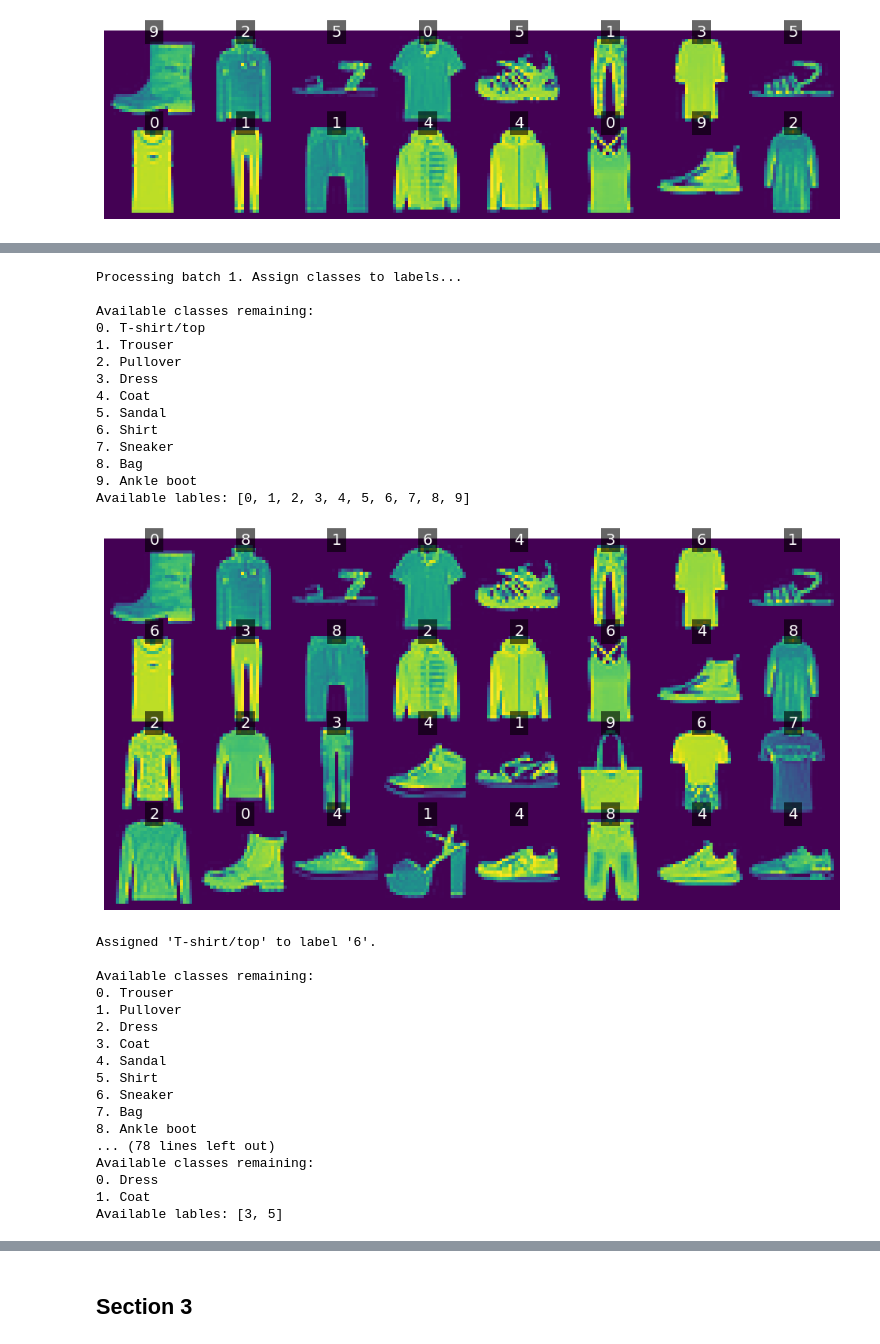
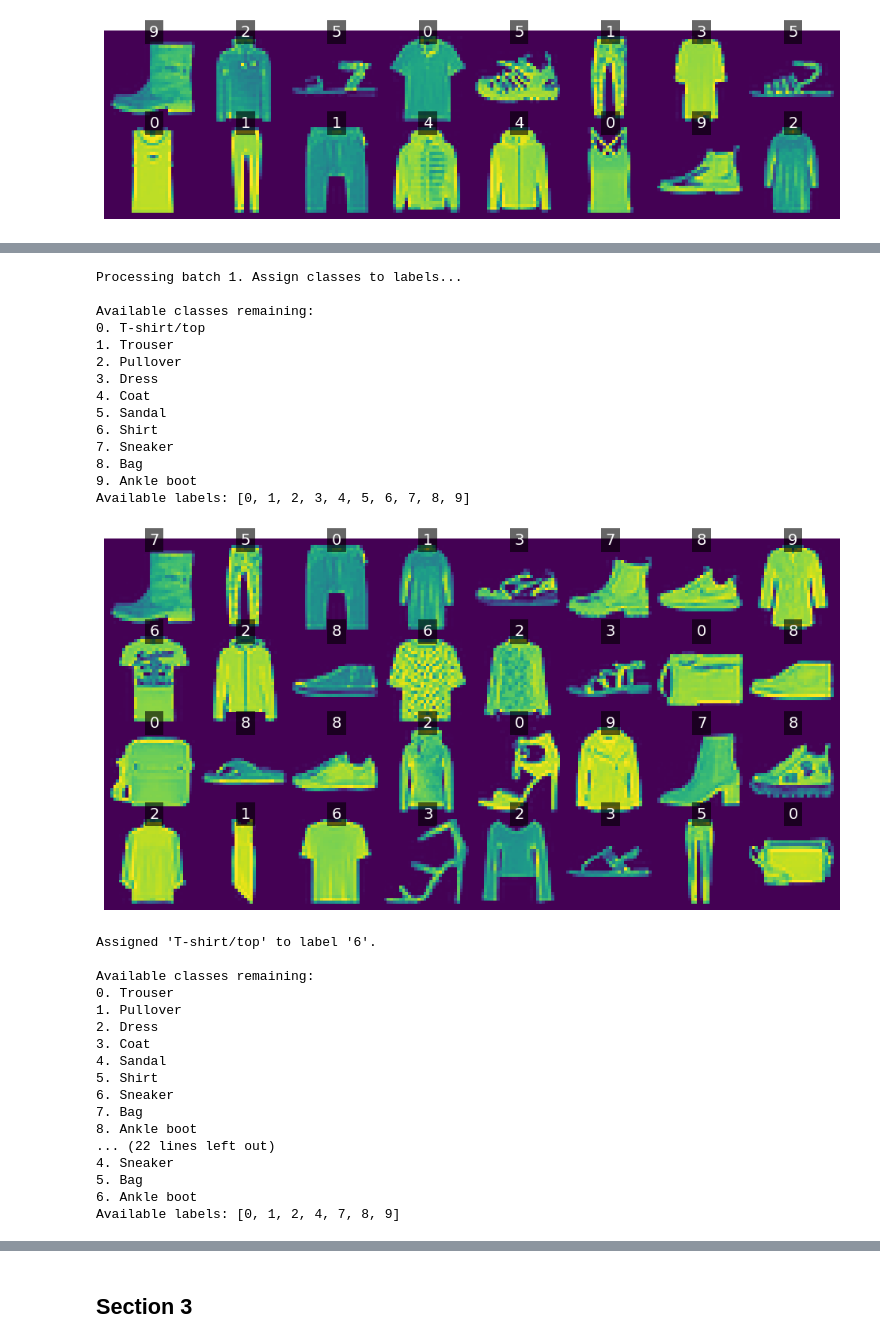
Before and after one commit to luispky/AdvancedDeepLearning-UniTS, a Jupyter notebook: challenges/01/AdvML_Challenge_2023_1.ipynb, the cells around one changed output, grey strips where cells are left out. Cells and saved outputs as stored; diff of their text form; code cells hidden in the pictures.

```diff
--- a/challenges/01/AdvML_Challenge_2023_1.ipynb
+++ b/challenges/01/AdvML_Challenge_2023_1.ipynb
@@ -785,6 +793,20 @@ import pickle
 # Load clustering results
 with open('results/clustering_results.pkl', 'rb') as file:
     clustering_results = pickle.load(file)
+
+def imbalance_ratio(labels):
+    labels_count = np.bincount(labels)
+
+    def distance_to_uniform(proportions):
+        n = len(proportions)
+        uniform = [1/n] * n
+        return np.sqrt(np.sum((np.array(proportions) - uniform)**2))
+
+    proportions = labels_count / np.sum(labels_count)
+
+    dominant_label = np.argmax(labels_count)
+
+    return distance_to_uniform(proportions)
 
 # Prepare the data for the DataFrame
 data = []
@@ -796,12 +818,14 @@ for method, results in clustering_results.items():
             "Adjusted Rand Index": metrics[0],
             "Silhouette Score": metrics[1],
             "Silhouette Score (Ground Truth)": metrics[2],
-            "Clustering Quality": metrics[0] + metrics[1] # + np.abs(metrics[2])
+            "Clustering Quality": metrics[0] + metrics[1],
+            "Imbalance ratio": imbalance_ratio(metrics[3])
         })
 
 # Create a DataFrame and sort by "Clustering Quality"
 df = pd.DataFrame(data)
 df = df.sort_values(by="Clustering Quality", ascending=False)
+
 
 # Print the sorted DataFrame
 print(df)
@@ -891,3 +915,12 @@ labels = normalized_train_dataset.targets[:16]
 imshow_with_labels(images, labels, cmap="viridis")
 # %% [output]
 [figure]
+# %%
+# Given that the Gaussian Kernel PCA with gamma=0.1 is hihly imbalanced and
+# we need to use kernel PCA fot the clustering task I will use the next better method
+# which is the Agglomerative Clustering with the Gaussian Kernel PCA with gamma=0.001
+
+cluster_labels = clustering_results['Agglomerative Clustering']['Gaussian_PCA_gamma-0.001'][3]
+skip_samples_cluster = SKIP_SAMPLES
+
+imshow_with_labels(normalized_train_dataset.data[:32], cluster_labels[:32], cmap="viridis")
@@ -899,9 +934,9 @@ def manual_labelling(dataset, cluster_labels, skip_samples_cluster=1, class_name
 
     # Subsample the dataset
     dataset = dataset[::skip_samples_cluster]
-    cluster_labels = np.array(cluster_labels)
     unique_labels = np.unique(cluster_labels)
-    available_labels = list(unique_labels)
+    available_labels = [int(label) for label in unique_labels]
+
 
     # Prepare the TensorDataset and DataLoader
     tensor_dataset = TensorDataset(dataset.float(), torch.tensor(cluster_labels))
@@ -916,7 +951,7 @@ def manual_labelling(dataset, cluster_labels, skip_samples_cluster=1, class_name
         print("\nAvailable classes remaining:")
         for idx, class_name in enumerate(available_classes, start=0):
             print(f"{idx}. {class_name}")
-        print(f"Available lables: {available_labels}")
+        print(f"Available labels: {available_labels}")
 
     def ask_for_classes(labels):
         while True:
@@ -997,26 +1032,30 @@ def transform_indices(original_indices, original_class_to_idx, new_class_to_idx)
 # %%
 new_class_to_idx = manual_labelling(
     normalized_train_dataset.data,
     cluster_labels,
     skip_samples_cluster=skip_samples_cluster,
     class_names=class_names,
 )
+
+os.makedirs("results", exist_ok=True)
+with open("results/manual_labelling.pkl", "wb") as f:
+    pickle.dump(new_class_to_idx, f)
 # %% [output]
 Processing batch 1. Assign classes to labels...
 
 Available classes remaining:
 0. T-shirt/top
 1. Trouser
 2. Pullover
 3. Dress
 4. Coat
 5. Sandal
 6. Shirt
 7. Sneaker
 8. Bag
 9. Ankle boot
-Available lables: [0, 1, 2, 3, 4, 5, 6, 7, 8, 9]
+Available labels: [0, 1, 2, 3, 4, 5, 6, 7, 8, 9]
-[figure, old version]
+[figure, new version]
 Assigned 'T-shirt/top' to label '6'.
 
 Available classes remaining:
@@ -1029,8 +1068,8 @@ Available classes remaining:
 6. Sneaker
 7. Bag
 8. Ankle boot
-... (78 lines left out)
-Available classes remaining:
-0. Dress
-1. Coat
-Available lables: [3, 5]
+... (22 lines left out)
+4. Sneaker
+5. Bag
+6. Ankle boot
+Available labels: [0, 1, 2, 4, 7, 8, 9]
```
Also changed, not shown: parts of 15 cells of this notebook, 4 other files.
